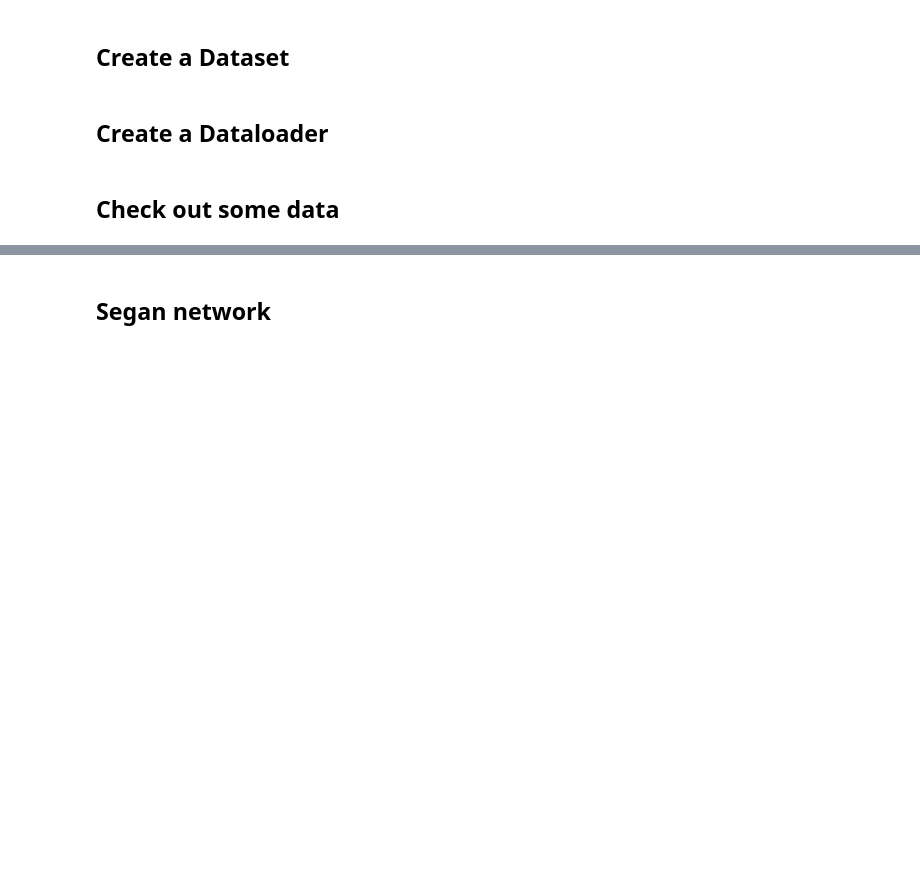
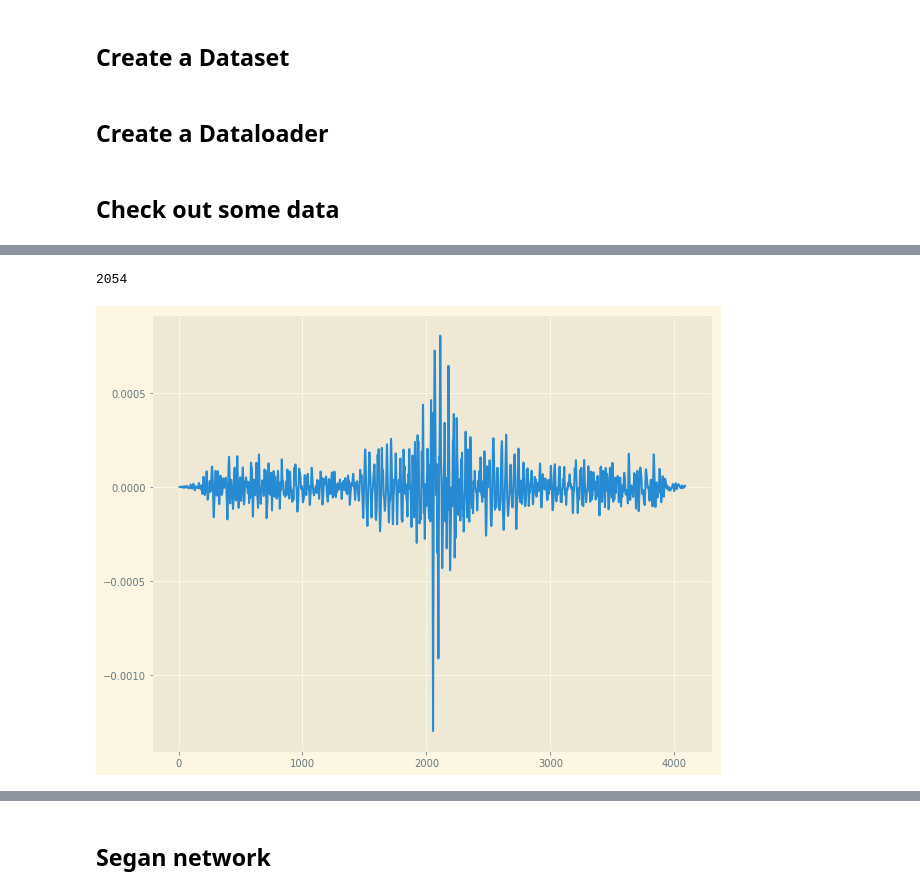
Before and after one commit to ZeroCHENml/DeReverb, a Jupyter notebook: Using_Dataloader.ipynb, the cells around one changed output, grey strips where cells are left out. Drawn from its saved outputs; the diff is of its cells as text; code cells hidden in the pictures; blank space fills up the shorter version.

```diff
--- a/Using_Dataloader.ipynb
+++ b/Using_Dataloader.ipynb
@@ -47,3 +54,12 @@ Audio(batch_ex['reverbed'][0], rate=speech_sr)
+# %%
+xcorr = np.correlate(batch_ex['reverbed'][0].squeeze().numpy(), batch_ex['clean'][0].squeeze().numpy(), 'full')
+
+plt.plot(xcorr)
+
+np.argmax(abs(xcorr))
+# %% [output]
+2054
+[figure, added]
 # %%
 #plot_spec(batch_ex['clean'][0])
 waveplot(batch_ex['clean'][0].squeeze().numpy())
```
Also changed, not shown: parts of 20 cells of this notebook, 2 other files.
